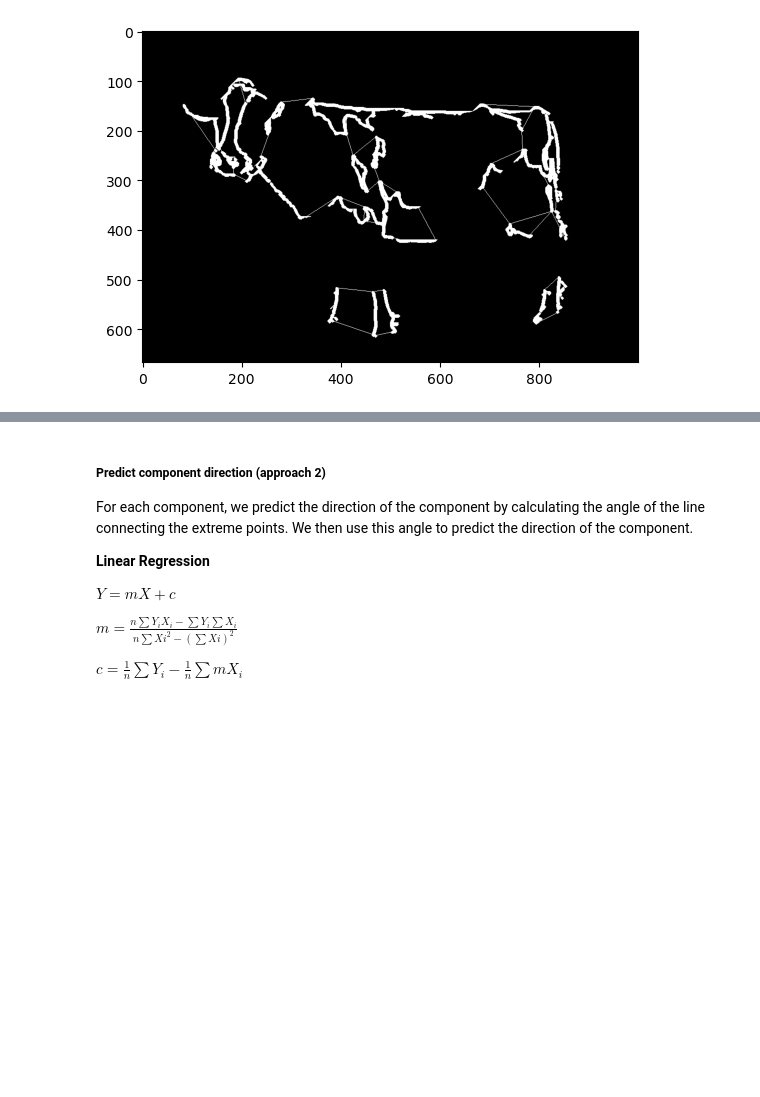
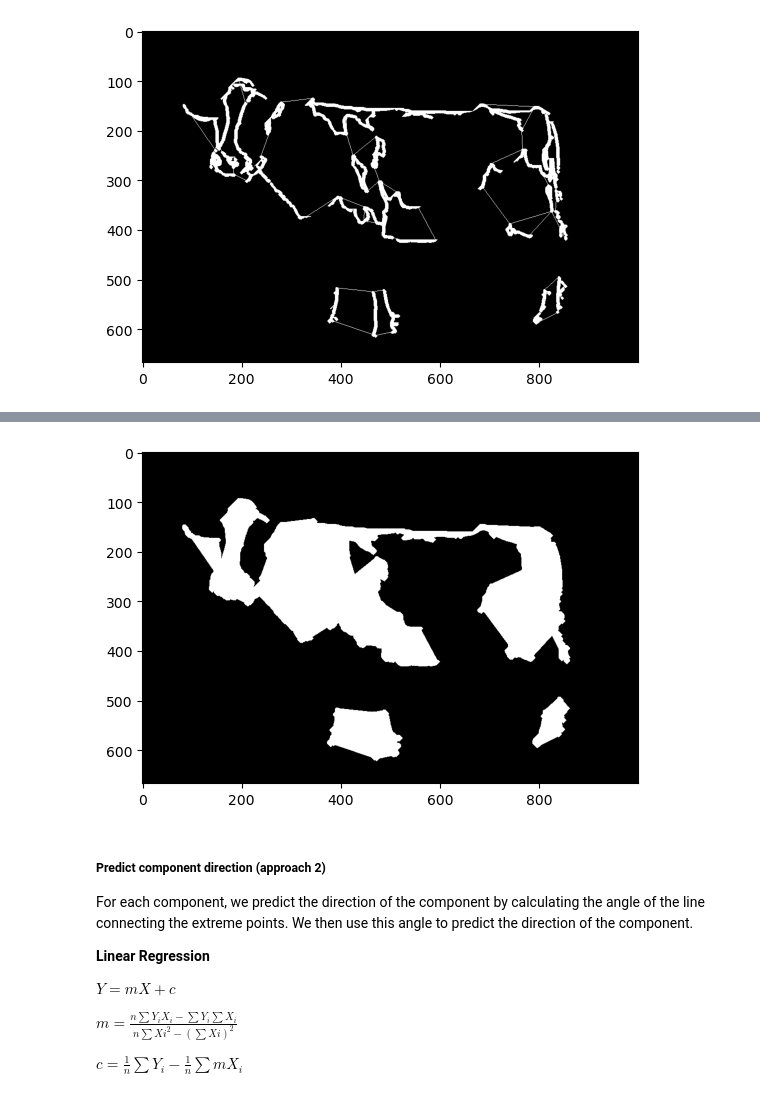
Before and after one commit to jon-mun/cow-segmentation, a Jupyter notebook: edge.ipynb, the cells around one changed output, grey strips where cells are left out. Saved outputs shown, nothing was run; the diff lists cells and outputs as text; code cells hidden in the pictures; blank space fills up the shorter version.

```diff
--- a/edge.ipynb
+++ b/edge.ipynb
@@ -745,3 +731,34 @@ plot_connected_lines(binary, connected_lines=connected_lines)
+# %%
+def invert(image):
+    image = copy.deepcopy(image)
+    height, width = len(image), len(image[0])
+
+    for i in range(height):
+        for j in range(width):
+            image[i][j] = 1 - image[i][j]
+
+    return image
+# %%
+def combine_binary(image1, image2):
+    image1 = copy.deepcopy(image1)
+    image2 = copy.deepcopy(image2)
+    height, width = len(image1), len(image1[0])
+
+    for i in range(height):
+        for j in range(width):
+            image1[i][j] = max(image1[i][j], image2[i][j])
+
+    return image1
+# %%
+b = flood_fill(image=connected_dilated, seed_point=(0, 0), fill_color=1)
+inv = invert(b)
+
+# combine original with inverted background
+combined = combine_binary(image1=connected_dilated, image2=inv)
+
+I.show(combined, gray=True)
+# %% [output]
+[figure, added]
 # %% [markdown]
 ##### Predict component direction (approach 2)
 
```
Also changed, not shown: parts of 21 cells of this notebook.
